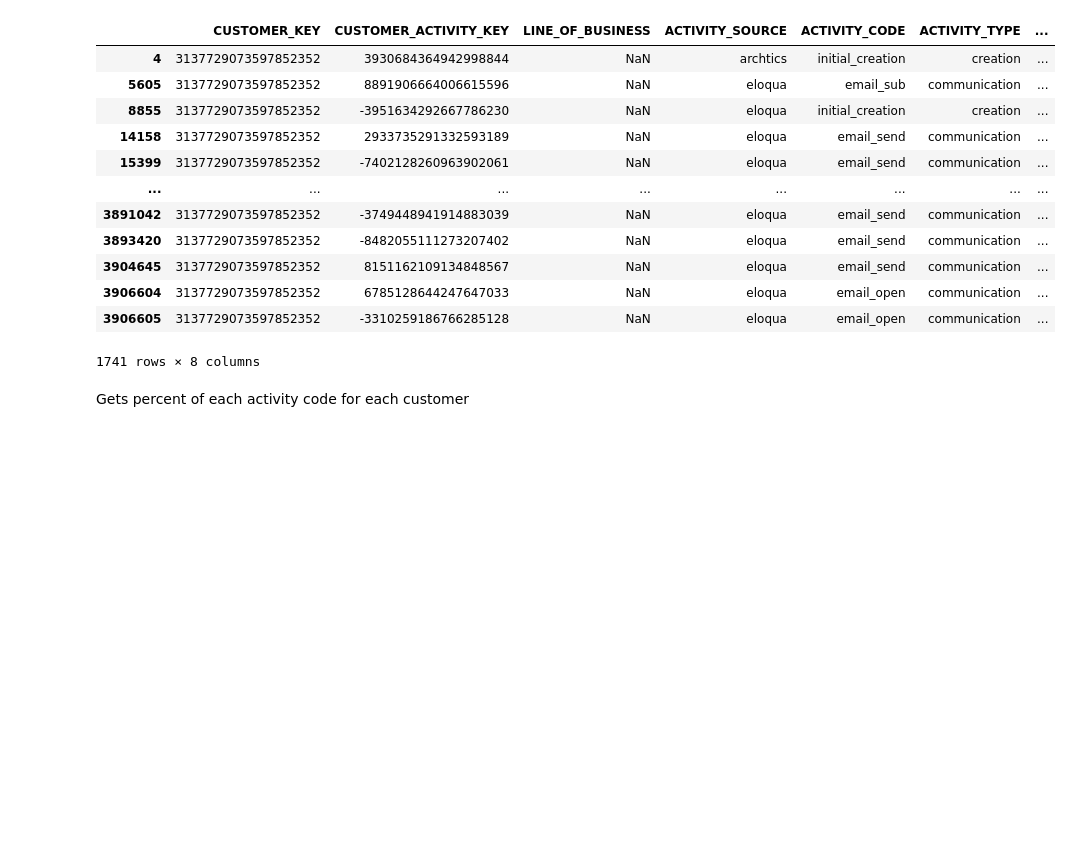
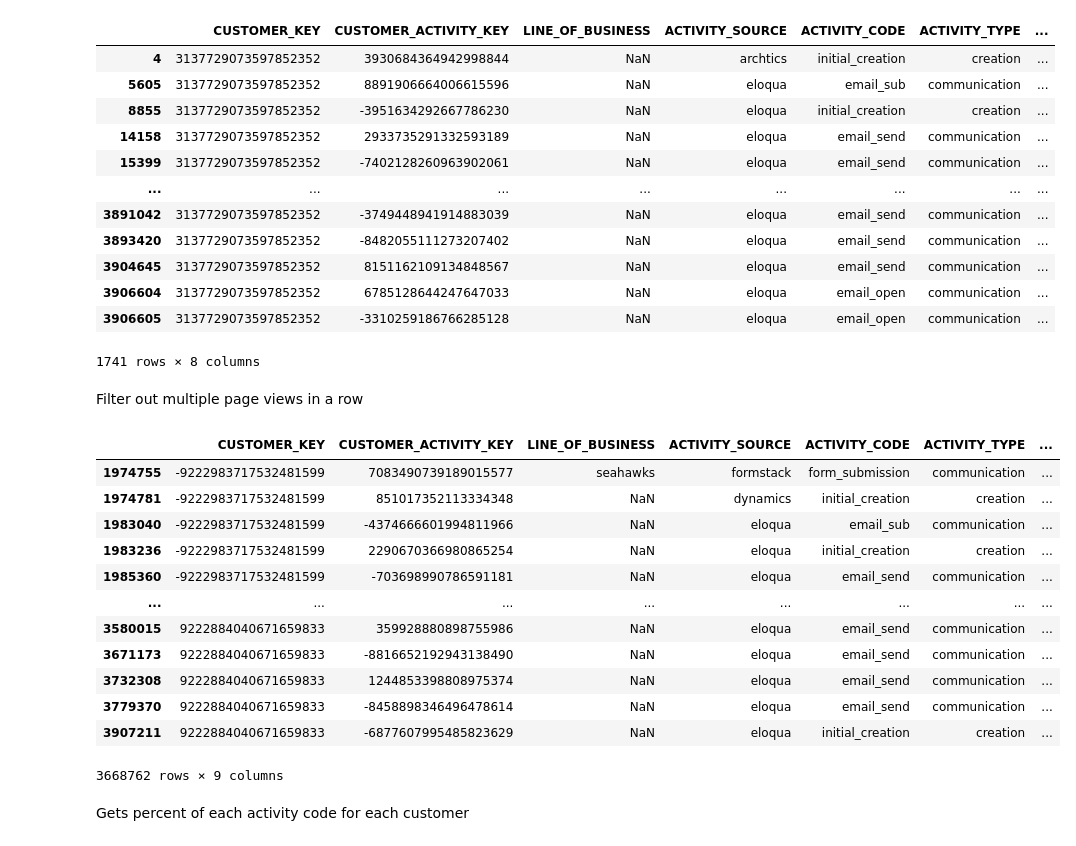
Before and after one commit to ddchamber/Seahawks, a Jupyter notebook: Data_Overview.ipynb, the cells around one changed output. Drawn from its saved outputs; the diff is of its cells as text; code cells hidden in the pictures; blank space fills up the shorter version.

```diff
--- a/Data_Overview.ipynb
+++ b/Data_Overview.ipynb
@@ -604,6 +604,64 @@ stnl_member1
 | 3906604 | 3137729073597852352 | 6785128644247647033 | NaN | eloqua | email_open | communication | ... |
 | 3906605 | 3137729073597852352 | -3310259186766285128 | NaN | eloqua | email_open | communication | ... |
 1741 rows × 8 columns
+# %% [markdown]
+Filter out multiple page views in a row
+# %%
+stnl['Date'] = pd.to_datetime(stnl['ACTIVITY_DATETIME'])
+stnl_date_sorted = stnl.sort_values(by=['CUSTOMER_KEY','Date'])
+
+def remove_consecutive_page_views(stnl):
+    # Sort the dataframe by ID and Date
+    stnl = stnl.sort_values(by=['CUSTOMER_KEY', 'Date'])
+
+    # Create an empty list to store the rows to keep
+    rows_to_keep = []
+
+    # Initialize previous_activity_code and prev_id to None to start the comparison
+    prev_activity_code = None
+    prev_id = None
+
+    # Iterate through each row in the DataFrame
+    for index, row in stnl.iterrows():
+        # Check if the current row's ID is different from the previous one
+        if row['CUSTOMER_KEY'] != prev_id:
+            # If the ID changes, reset the previous activity code to None
+            prev_activity_code = None
+
+        # Only remove consecutive 'page_view' rows
+        if row['ACTIVITY_CODE'] == 'page_view' and row['ACTIVITY_CODE'] == prev_activity_code:
+            # Skip this row if it's a consecutive 'page_view'
+            continue
+        else:
+            # Keep the row
+            rows_to_keep.append(row)
+
+        # Update the previous values for the next iteration
+        prev_id = row['CUSTOMER_KEY']
+        prev_activity_code = row['ACTIVITY_CODE']
+
+    # Convert the list of rows to a DataFrame
+    stnl_filtered = pd.DataFrame(rows_to_keep)
+
+    return stnl_filtered
+
+
+stnl_filtered = remove_consecutive_page_views(stnl)
+stnl_filtered
+# %% [output]
+|  | CUSTOMER_KEY | CUSTOMER_ACTIVITY_KEY | LINE_OF_BUSINESS | ACTIVITY_SOURCE | ACTIVITY_CODE | ACTIVITY_TYPE | ... |
+| 1974755 | -9222983717532481599 | 7083490739189015577 | seahawks | formstack | form_submission | communication | ... |
+| 1974781 | -9222983717532481599 | 851017352113334348 | NaN | dynamics | initial_creation | creation | ... |
+| 1983040 | -9222983717532481599 | -4374666601994811966 | NaN | eloqua | email_sub | communication | ... |
+| 1983236 | -9222983717532481599 | 2290670366980865254 | NaN | eloqua | initial_creation | creation | ... |
+| 1985360 | -9222983717532481599 | -703698990786591181 | NaN | eloqua | email_send | communication | ... |
+| ... | ... | ... | ... | ... | ... | ... | ... |
+| 3580015 | 9222884040671659833 | 359928880898755986 | NaN | eloqua | email_send | communication | ... |
+| 3671173 | 9222884040671659833 | -8816652192943138490 | NaN | eloqua | email_send | communication | ... |
+| 3732308 | 9222884040671659833 | 1244853398808975374 | NaN | eloqua | email_send | communication | ... |
+| 3779370 | 9222884040671659833 | -8458898346496478614 | NaN | eloqua | email_send | communication | ... |
+| 3907211 | 9222884040671659833 | -6877607995485823629 | NaN | eloqua | initial_creation | creation | ... |
+3668762 rows × 9 columns
 # %% [markdown]
 Gets percent of each activity code for each customer
 # %%
```
Also changed, not shown: parts of 6 cells of this notebook.
